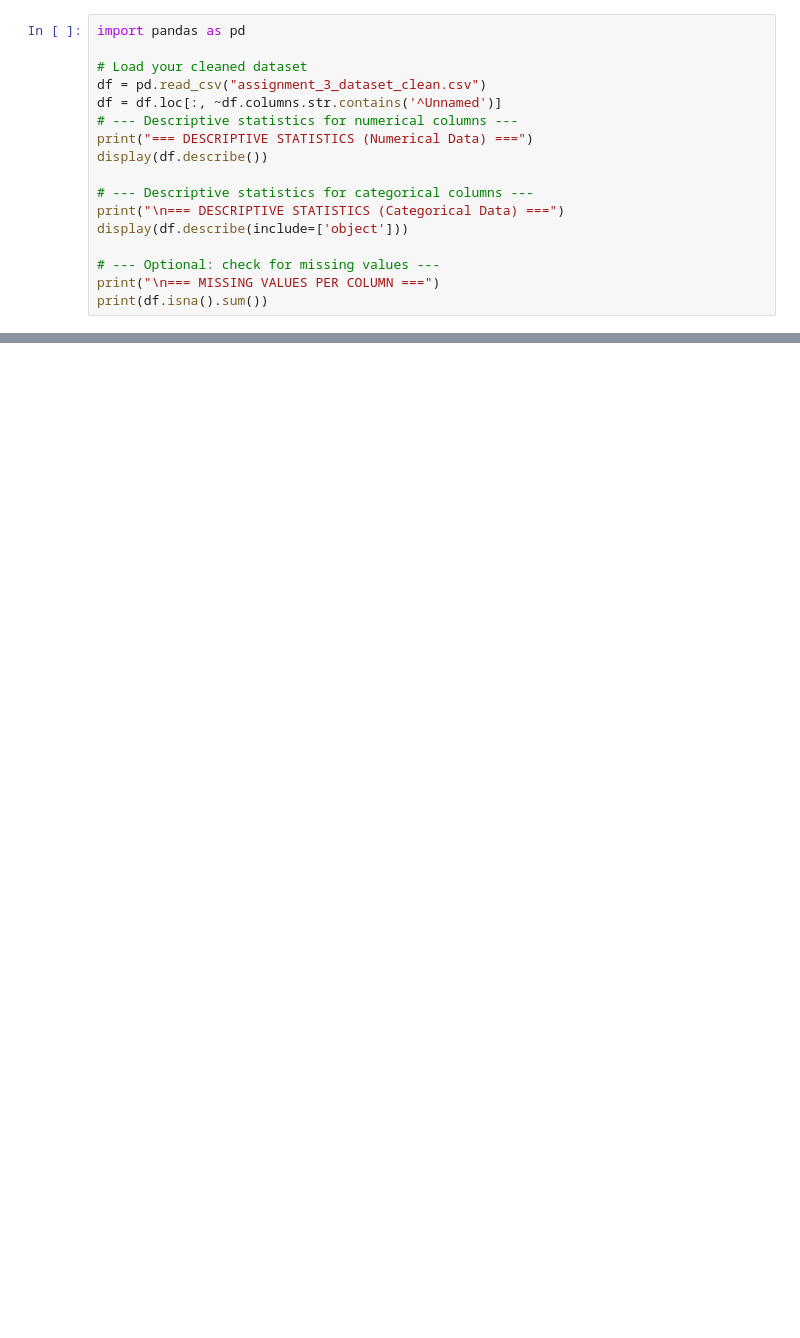
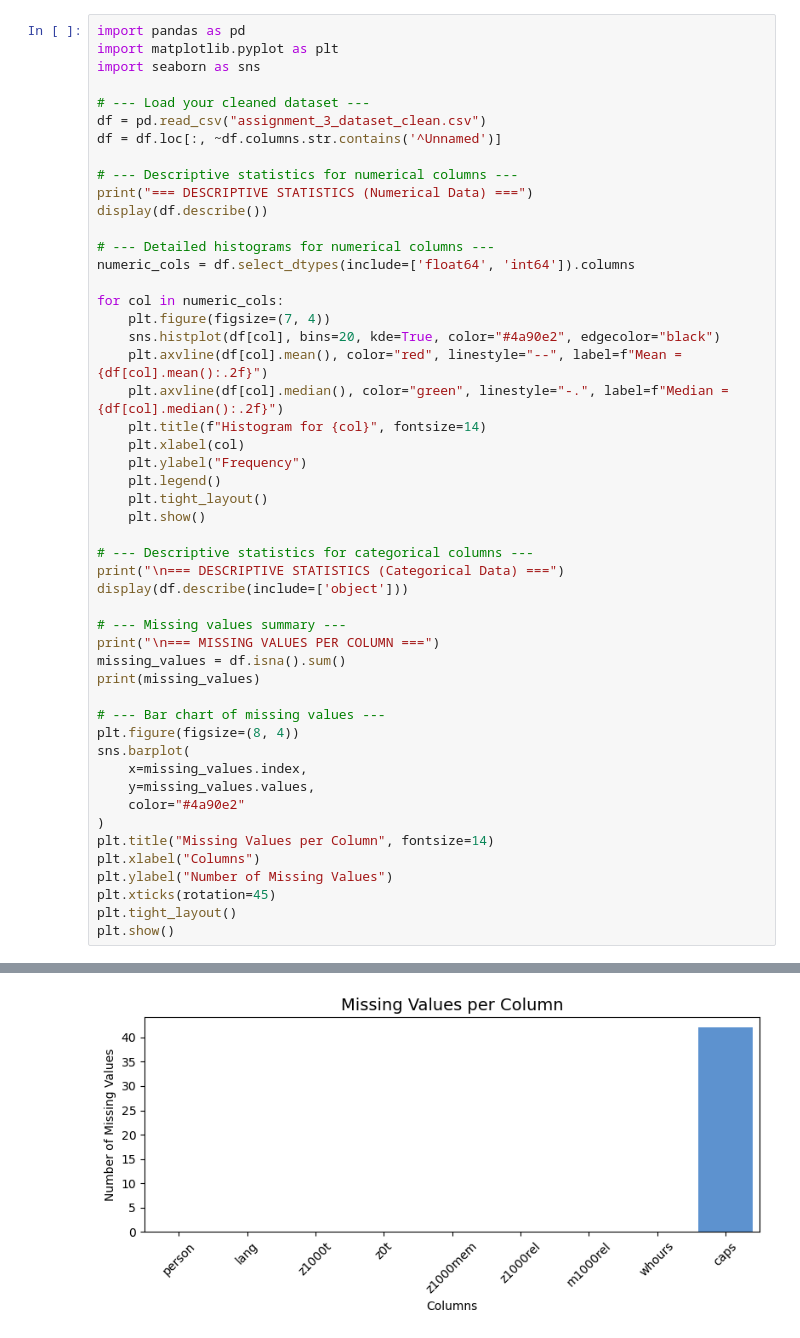
Before and after one commit to ErikNolander/jupyter, a Jupyter notebook: descriptive data.ipynb, the cells around one changed output, grey strips where cells are left out. Drawn from its saved outputs; the diff is of its cells as text; blank space fills up the shorter version.

```diff
--- a/descriptive data.ipynb
+++ b/descriptive data.ipynb
@@ -1,20 +1,53 @@
 # %%
 import pandas as pd
+import matplotlib.pyplot as plt
+import seaborn as sns
 
-# Load your cleaned dataset
+# --- Load your cleaned dataset ---
 df = pd.read_csv("assignment_3_dataset_clean.csv")
 df = df.loc[:, ~df.columns.str.contains('^Unnamed')]
+
 # --- Descriptive statistics for numerical columns ---
 print("=== DESCRIPTIVE STATISTICS (Numerical Data) ===")
 display(df.describe())
+
+# --- Detailed histograms for numerical columns ---
+numeric_cols = df.select_dtypes(include=['float64', 'int64']).columns
+
+for col in numeric_cols:
+    plt.figure(figsize=(7, 4))
+    sns.histplot(df[col], bins=20, kde=True, color="#4a90e2", edgecolor="black")
+    plt.axvline(df[col].mean(), color="red", linestyle="--", label=f"Mean = {df[col].mean():.2f}")
+    plt.axvline(df[col].median(), color="green", linestyle="-.", label=f"Median = {df[col].median():.2f}")
+    plt.title(f"Histogram for {col}", fontsize=14)
+    plt.xlabel(col)
+    plt.ylabel("Frequency")
+    plt.legend()
+    plt.tight_layout()
+    plt.show()
 
 # --- Descriptive statistics for categorical columns ---
 print("\n=== DESCRIPTIVE STATISTICS (Categorical Data) ===")
 display(df.describe(include=['object']))
 
-# --- Optional: check for missing values ---
+# --- Missing values summary ---
 print("\n=== MISSING VALUES PER COLUMN ===")
-print(df.isna().sum())
+missing_values = df.isna().sum()
+print(missing_values)
+
+# --- Bar chart of missing values ---
+plt.figure(figsize=(8, 4))
+sns.barplot(
+    x=missing_values.index,
+    y=missing_values.values,
+    color="#4a90e2"
+)
+plt.title("Missing Values per Column", fontsize=14)
+plt.xlabel("Columns")
+plt.ylabel("Number of Missing Values")
+plt.xticks(rotation=45)
+plt.tight_layout()
+plt.show()
 # %% [output]
 === DESCRIPTIVE STATISTICS (Numerical Data) ===
 |  | z1000t | z0t | z1000mem | z1000rel | m1000rel | whours |
@@ -37,17 +64,18 @@ print(df.isna().sum())
 === DESCRIPTIVE STATISTICS (Categorical Data) ===
 |  | person | lang | caps |
 | count | 80 | 80 | 38 |
 | unique | 80 | 7 | 5 |
 | top | s018 | java | 10-25% |
 | freq | 1 | 24 | 15 |
 === MISSING VALUES PER COLUMN ===
 person       0
 lang         0
 z1000t       0
 z0t          0
 z1000mem     0
 z1000rel     0
 m1000rel     0
 whours       0
 caps        42
 dtype: int64
+[figure, new version]
```
Also changed, not shown: parts of 1 cell of this notebook.
